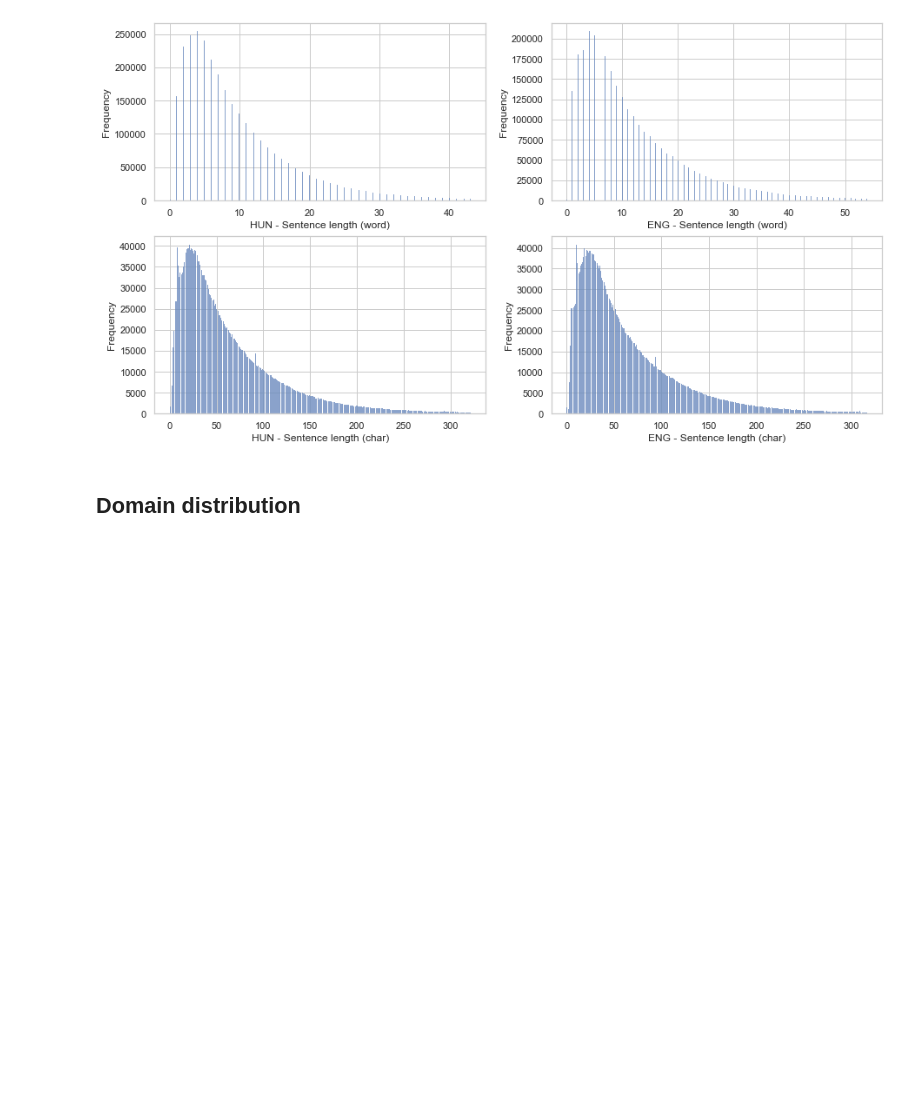
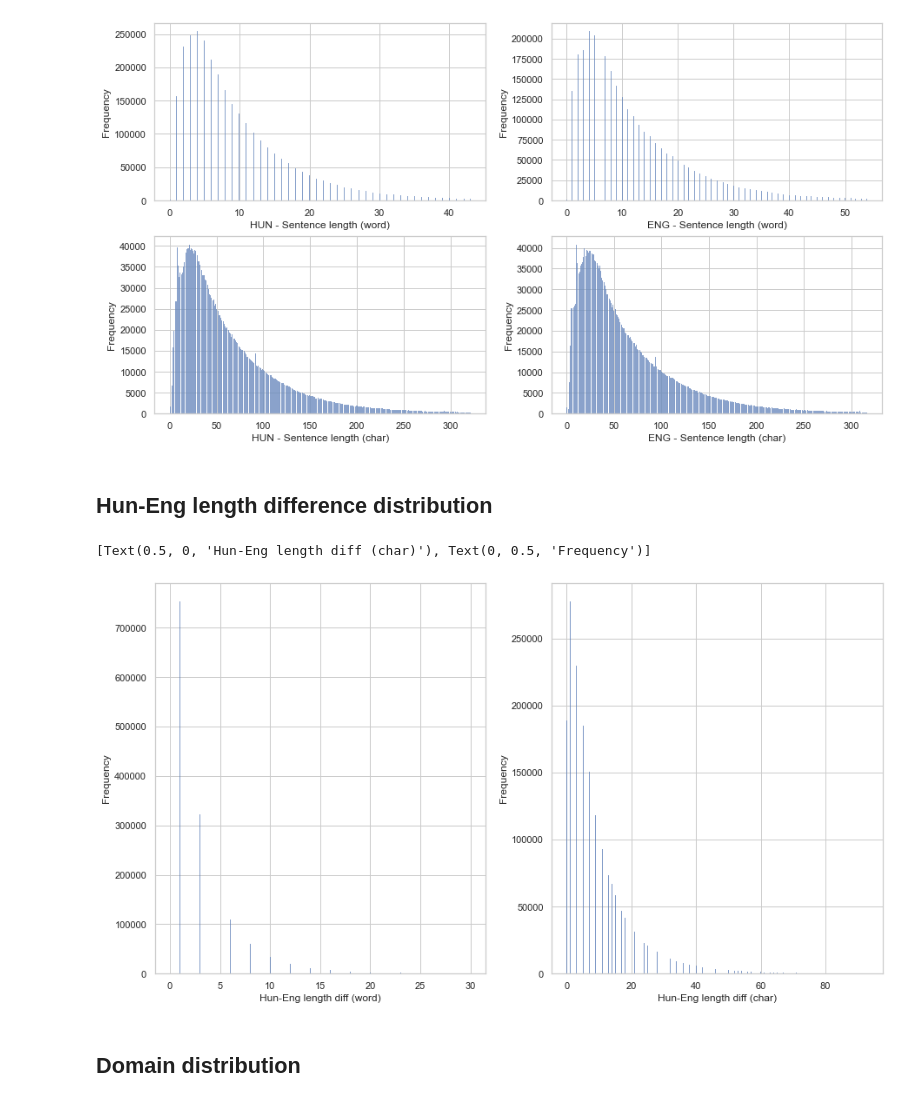
Before and after one commit to attilanagy234/TreeSwap, a Jupyter notebook: notebooks/hunglish2-data-exploration.ipynb, the cells around one changed output. Drawn from its saved outputs; the diff is of its cells as text; code cells hidden in the pictures; blank space fills up the shorter version.

Commit message:
additional visualizations

```diff
--- a/notebooks/hunglish2-data-exploration.ipynb
+++ b/notebooks/hunglish2-data-exploration.ipynb
@@ -168,7 +168,7 @@ def get_len_metrics(df):
             metrics[mode][language] = get_basic_stats(metrics[mode][language], col)
 
         metrics[mode]['hun_eng_diff'] = {}
-        metrics[mode]['hun_eng_diff'] = get_basic_stats(metrics[mode]['hun_eng_diff'], )
+        metrics[mode]['hun_eng_diff'] = get_basic_stats(metrics[mode]['hun_eng_diff'], f'hun_eng_len_diff_{mode}')
 
     return metrics
 # %%
@@ -211,6 +211,19 @@ axs[1, 1].set(xlabel='ENG - Sentence length (char)', ylabel='Frequency')
 # %% [output]
 [Text(0.5, 0, 'ENG - Sentence length (char)'), Text(0, 0.5, 'Frequency')]
 [figure]
+# %% [markdown]
+## Hun-Eng length difference distribution
+# %%
+fig, axs = plt.subplots(1,2)
+
+sns.histplot(df[df['hun_eng_len_diff_word'] < int(float(len_metrics['word']['hun_eng_diff']['q0.999']))]['hun_eng_len_diff_word'], ax=axs[0])
+axs[0].set(xlabel='Hun-Eng length diff (word)', ylabel='Frequency')
+
+sns.histplot(df[df['hun_eng_len_diff_char'] < int(float(len_metrics['char']['hun_eng_diff']['q0.999']))]['hun_eng_len_diff_char'], ax=axs[1])
+axs[1].set(xlabel='Hun-Eng length diff (char)', ylabel='Frequency')
+# %% [output]
+[Text(0.5, 0, 'Hun-Eng length diff (char)'), Text(0, 0.5, 'Frequency')]
+[figure, added]
 # %% [markdown]
 ## Domain distribution
 # %%
```
Also changed, not shown: parts of 3 cells of this notebook.
